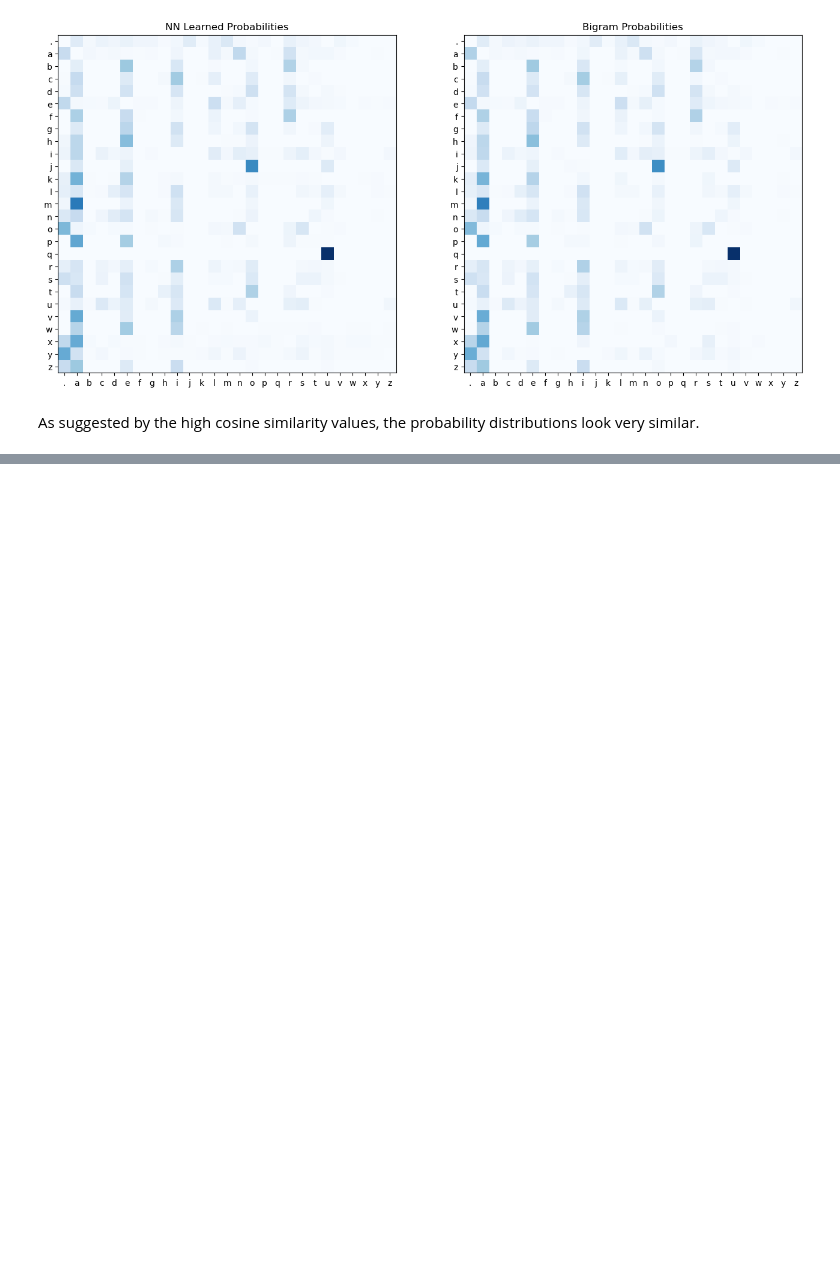
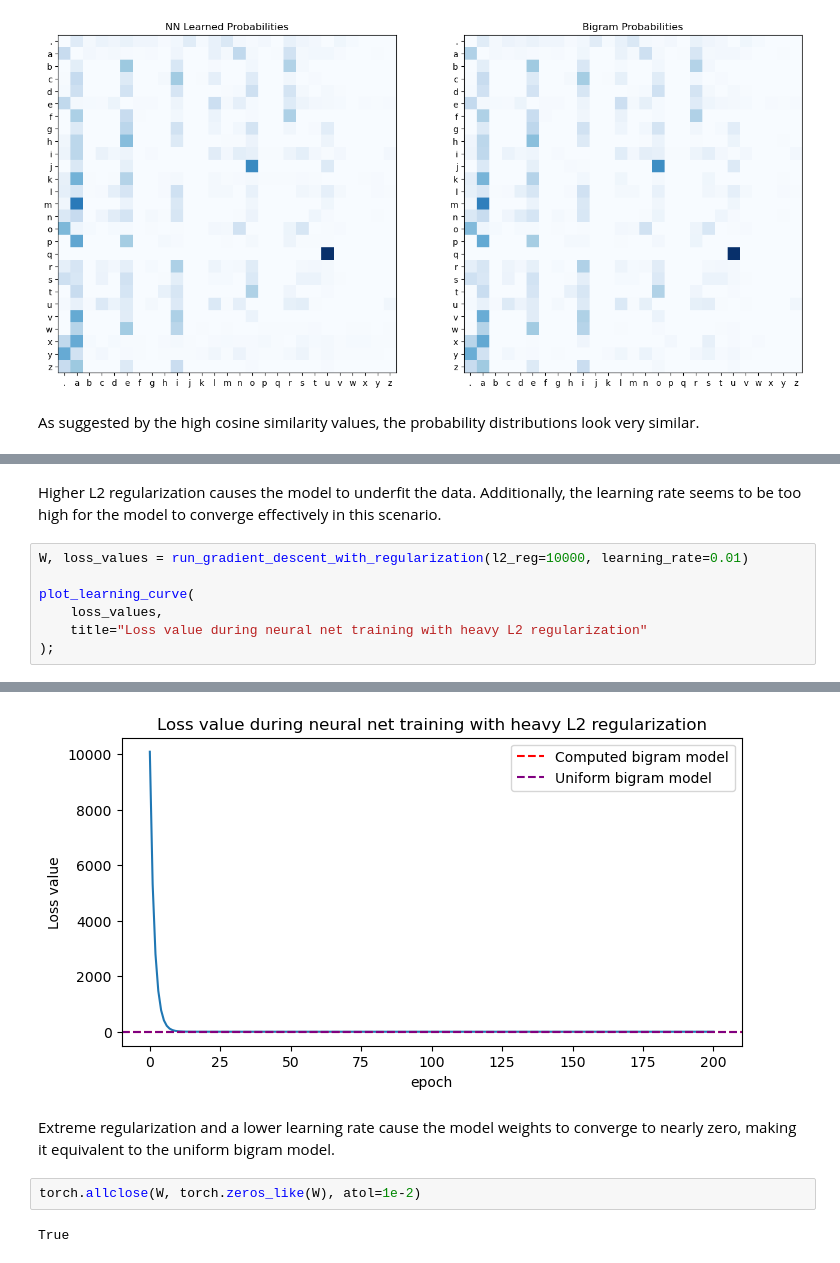
Before and after one commit to rladeira/bznames, a Jupyter notebook: bigram_models.ipynb, the cells around one changed output, grey strips where cells are left out. Saved outputs shown, nothing was run; the diff lists cells and outputs as text; blank space fills up the shorter version.

```diff
--- a/bigram_models.ipynb
+++ b/bigram_models.ipynb
@@ -611,0 +724,10 @@ As suggested by the high cosine similarity values, the probability distributions
+# %% [markdown]
+Higher L2 regularization causes the model to underfit the data. Additionally, the learning rate seems to be too high for the model to converge effectively in this scenario.
+# %%
+W, loss_values = run_gradient_descent_with_regularization(l2_reg=10000, learning_rate=0.01)
+
+plot_learning_curve(
+    loss_values,
+    title="Loss value during neural net training with heavy L2 regularization"
+);
+# %% [output]
@@ -611,0 +745,8 @@ As suggested by the high cosine similarity values, the probability distributions
+[figure, added]
+# %% [markdown]
+
+Extreme regularization and a lower learning rate cause the model weights to converge to nearly zero, making it equivalent to the uniform bigram model.
+# %%
+torch.allclose(W, torch.zeros_like(W), atol=1e-2)
+# %% [output]
+True
```
Also changed, not shown: parts of 14 cells of this notebook.
